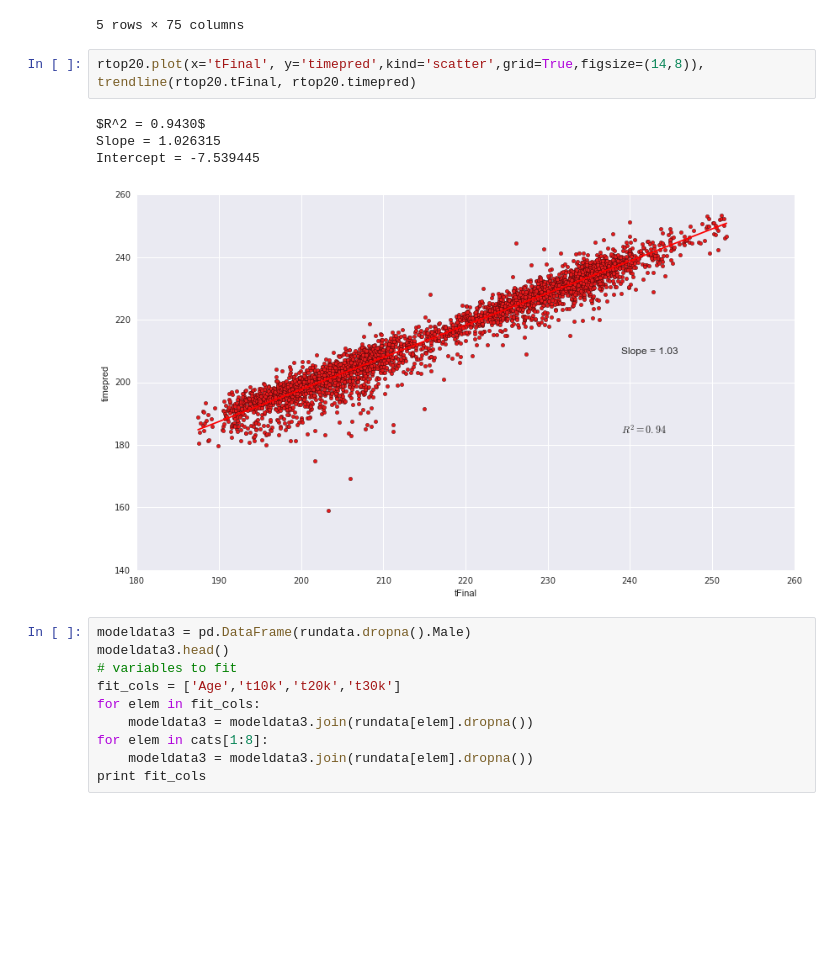
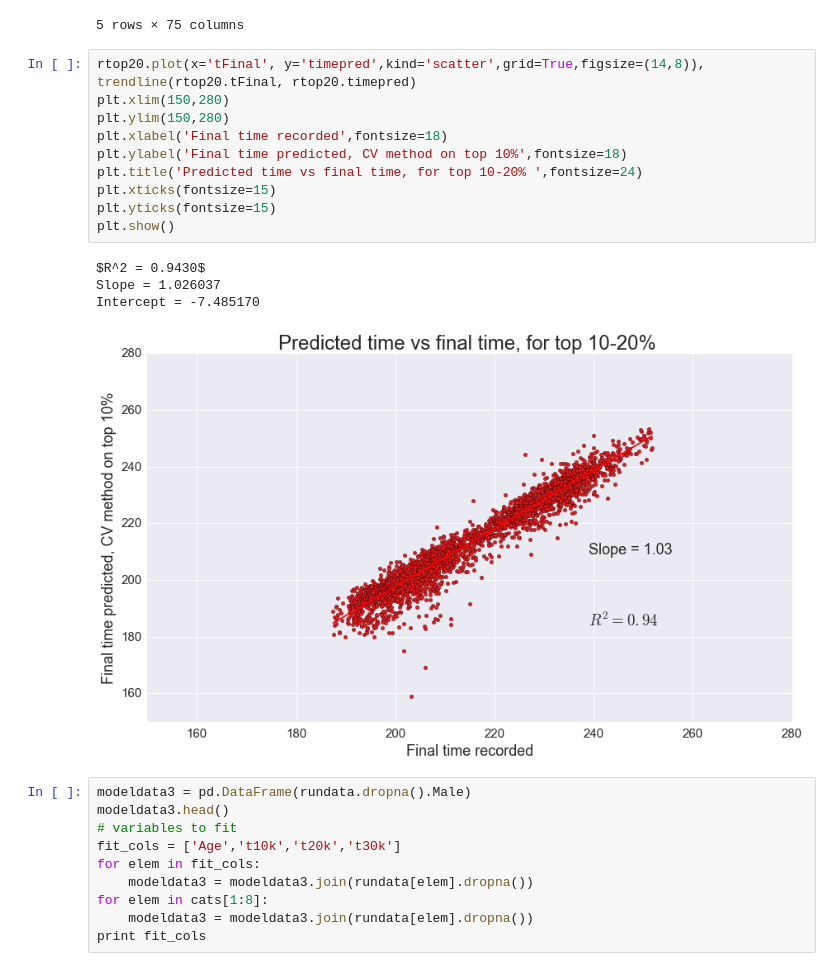
Before and after one commit to angelmanzur/Chicago_Marathon, a Jupyter notebook: Inspect_Marathon_Results.ipynb, the cells around one changed output. Cells and saved outputs as stored; diff of their text form; blank space fills up the shorter version.

```diff
--- a/Inspect_Marathon_Results.ipynb
+++ b/Inspect_Marathon_Results.ipynb
@@ -927,14 +944,22 @@ rtop20.head()
 | 2392 | 2752 | 2393 | 117.0 | » Nosti, Jose (MEX) | Mexico City, Estado ... | 12277 | 20-24 | 24.0 | ... |
 | 2397 | 2757 | 2398 | 118.0 | » Kelly, Eoghan (USA) | Cambridge, MA | 2000 | 20-24 | 24.0 | ... |
 5 rows × 75 columns
-# %%
-rtop20.plot(x='tFinal', y='timepred',kind='scatter',grid=True,figsize=(14,8)),
-trendline(rtop20.tFinal, rtop20.timepred)
-# %% [output]
-$R^2 = 0.9430$
-Slope = 1.026315
-Intercept = -7.539445
-[figure, removed]
+# %%
+rtop20.plot(x='tFinal', y='timepred',kind='scatter',grid=True,figsize=(14,8)),
+trendline(rtop20.tFinal, rtop20.timepred)
+plt.xlim(150,280)
+plt.ylim(150,280)
+plt.xlabel('Final time recorded',fontsize=18)
+plt.ylabel('Final time predicted, CV method on top 10%',fontsize=18)
+plt.title('Predicted time vs final time, for top 10-20% ',fontsize=24)
+plt.xticks(fontsize=15)
+plt.yticks(fontsize=15)
+plt.show()
+# %% [output]
+$R^2 = 0.9430$
+Slope = 1.026037
+Intercept = -7.485170
+[figure, added]
 # %%
 modeldata3 = pd.DataFrame(rundata.dropna().Male)
 modeldata3.head()
```
Also changed, not shown: parts of 12 cells of this notebook.
